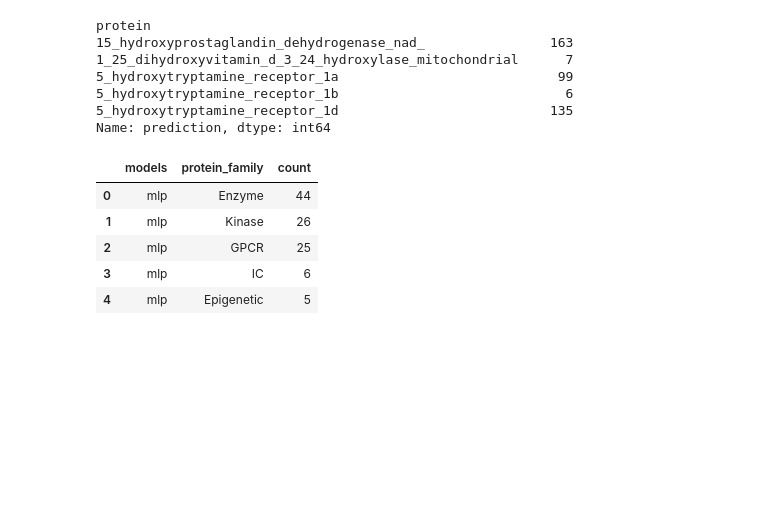
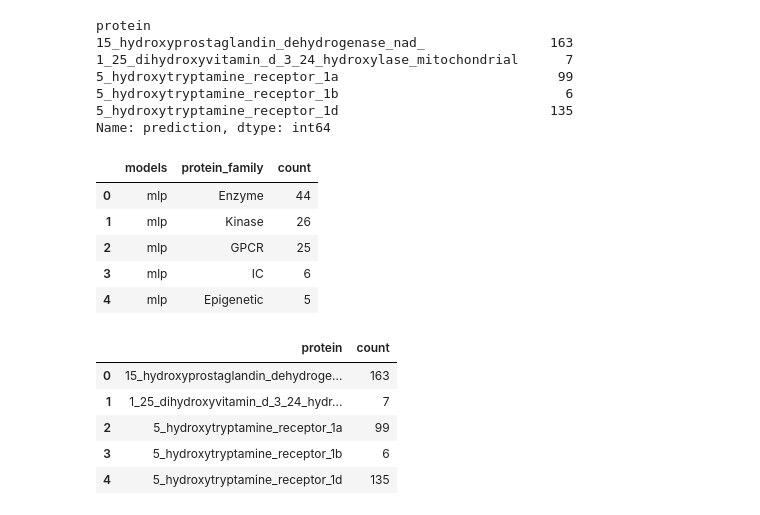
Before and after one commit to sirimullalab/LigandNet, a Jupyter notebook: prediction/enamine/analysis.ipynb, the cells around one changed output. Saved outputs shown, nothing was run; the diff lists cells and outputs as text; code cells hidden in the pictures; blank space fills up the shorter version.

```diff
--- a/prediction/enamine/analysis.ipynb
+++ b/prediction/enamine/analysis.ipynb
@@ -61,3 +61,14 @@ fam.head()
 | 2 | mlp | GPCR | 25 |
 | 3 | mlp | IC | 6 |
 | 4 | mlp | Epigenetic | 5 |
+# %%
+hd = pd.DataFrame({'count': hit_count})
+hd = hd.reset_index()
+hd.head()
+# %% [output]
+|  | protein | count |
+| 0 | 15_hydroxyprostaglandin_dehydroge... | 163 |
+| 1 | 1_25_dihydroxyvitamin_d_3_24_hydr... | 7 |
+| 2 | 5_hydroxytryptamine_receptor_1a | 99 |
+| 3 | 5_hydroxytryptamine_receptor_1b | 6 |
+| 4 | 5_hydroxytryptamine_receptor_1d | 135 |
```
Also changed, not shown: parts of 2 cells of this notebook, 1 other file.
